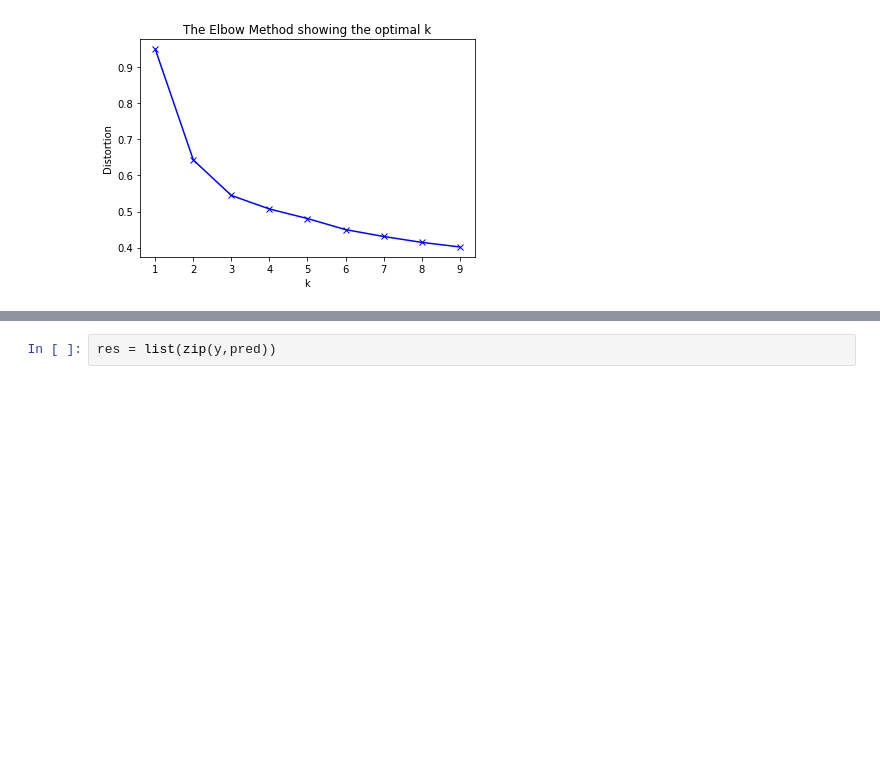
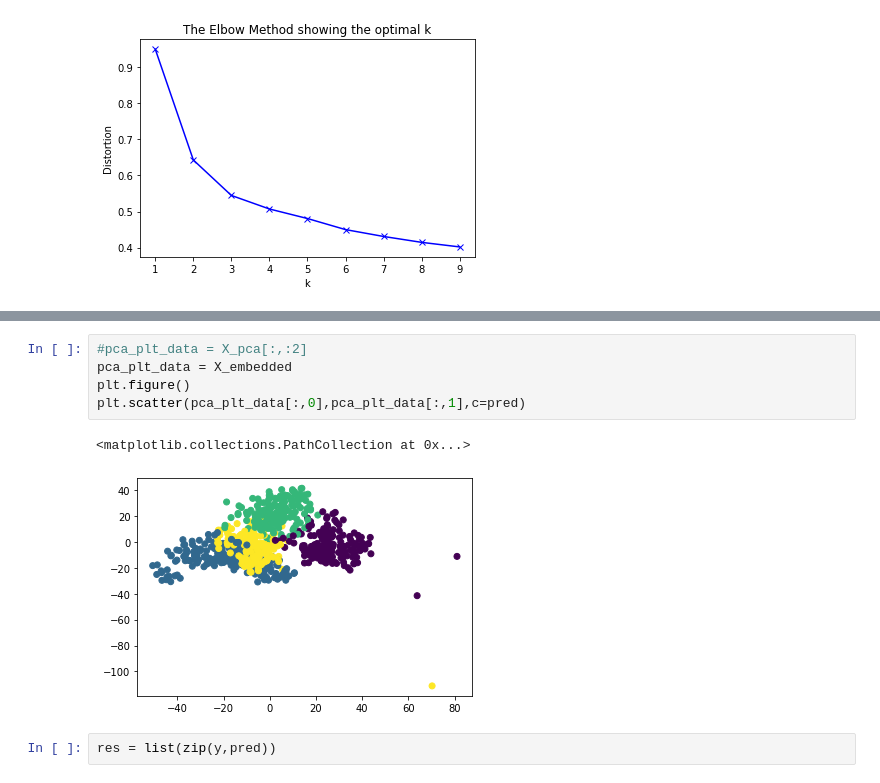
Before and after one commit to OrenChikli/Cherry_stem, a Jupyter notebook: work/notebooks/hist_pca.ipynb, the cells around one changed output, grey strips where cells are left out. Drawn from its saved outputs; the diff is of its cells as text; blank space fills up the shorter version.

```diff
--- a/work/notebooks/hist_pca.ipynb
+++ b/work/notebooks/hist_pca.ipynb
@@ -81,3 +86,11 @@ plt.scatter(pca_plt_data[:,0],pca_plt_data[:,1],c=pred)
+# %%
+#pca_plt_data = X_pca[:,:2]
+pca_plt_data = X_embedded
+plt.figure()
+plt.scatter(pca_plt_data[:,0],pca_plt_data[:,1],c=pred)
+# %% [output]
+<matplotlib.collections.PathCollection at 0x...>
+[figure, added]
 # %%
 res = list(zip(y,pred))
 # %%
```
Also changed, not shown: parts of 7 cells of this notebook, 5 other files.
